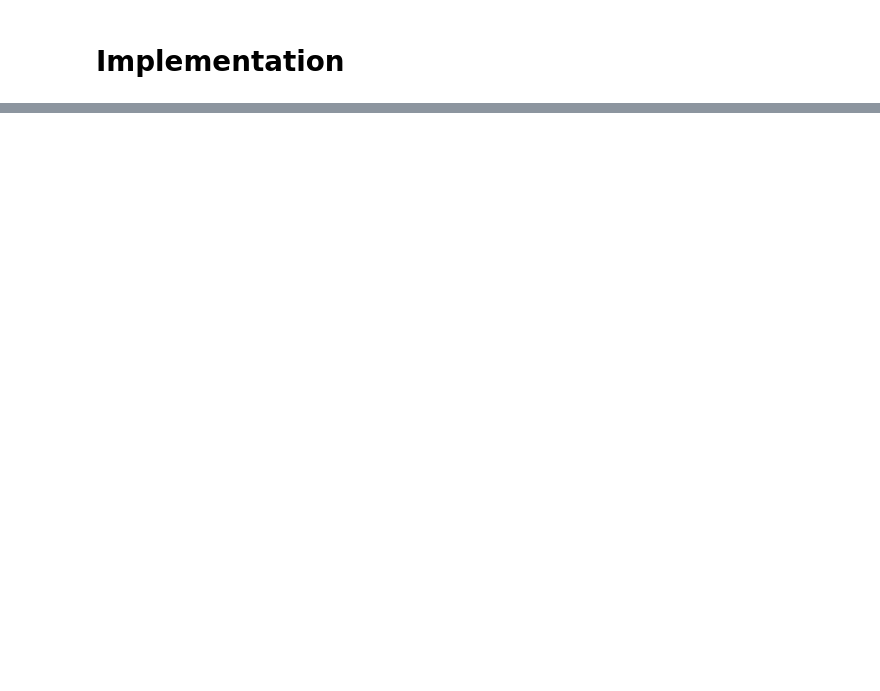
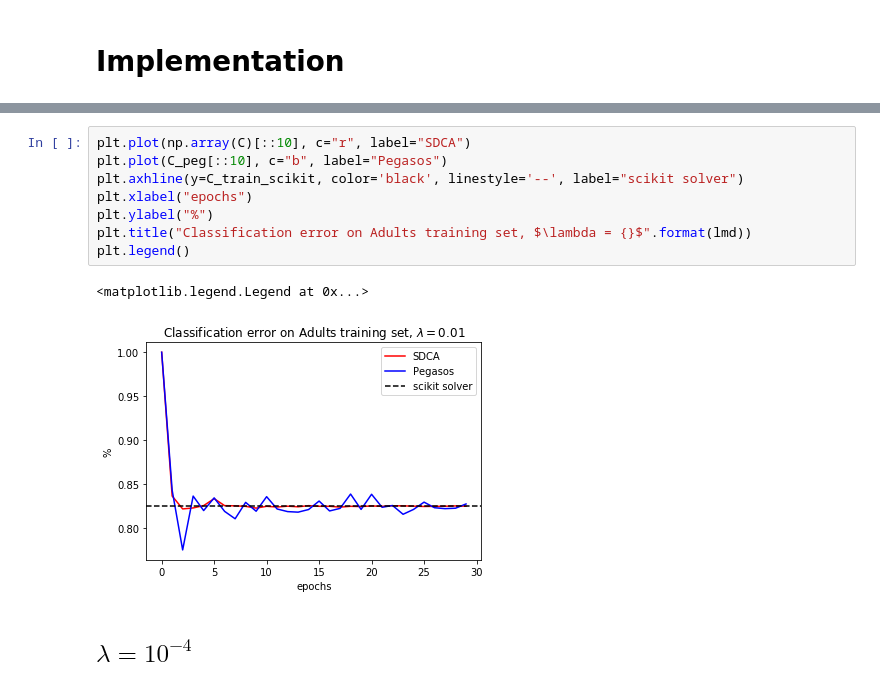
Before and after one commit to schechtman/SDCA, a Jupyter notebook: Untitled.ipynb, the cells around one changed output, grey strips where cells are left out. Drawn from its saved outputs; the diff is of its cells as text; blank space fills up the shorter version.

```diff
--- a/Untitled.ipynb
+++ b/Untitled.ipynb
@@ -519,0 +297,13 @@ ValueError: x and y must have same first dimension, but have shapes (100,) and (
+# %%
+plt.plot(np.array(C)[::10], c="r", label="SDCA")
+plt.plot(C_peg[::10], c="b", label="Pegasos")
+plt.axhline(y=C_train_scikit, color='black', linestyle='--', label="scikit solver")
+plt.xlabel("epochs")
+plt.ylabel("%")
+plt.title("Classification error on Adults training set, $\lambda = {}$".format(lmd))
+plt.legend()
+# %% [output]
+<matplotlib.legend.Legend at 0x...>
+[figure, added]
+# %% [markdown]
+## $\lambda=10^{-4}$
```
Also changed, not shown: parts of 137 cells of this notebook.
